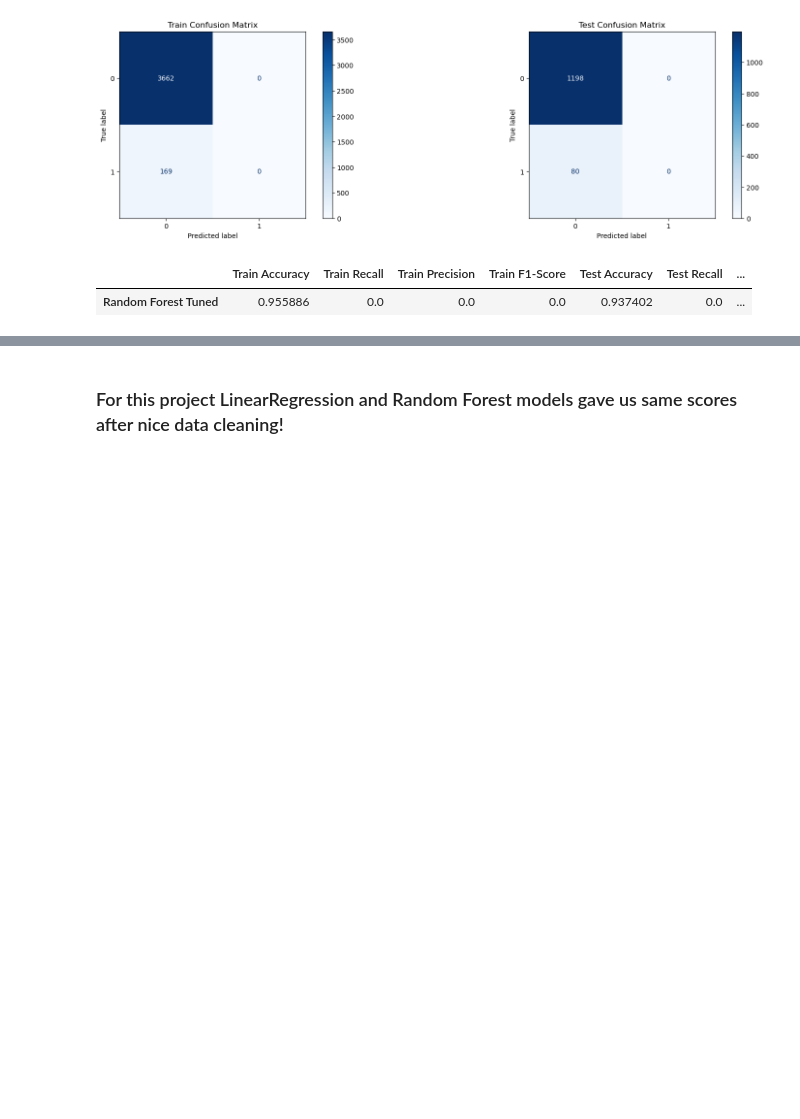
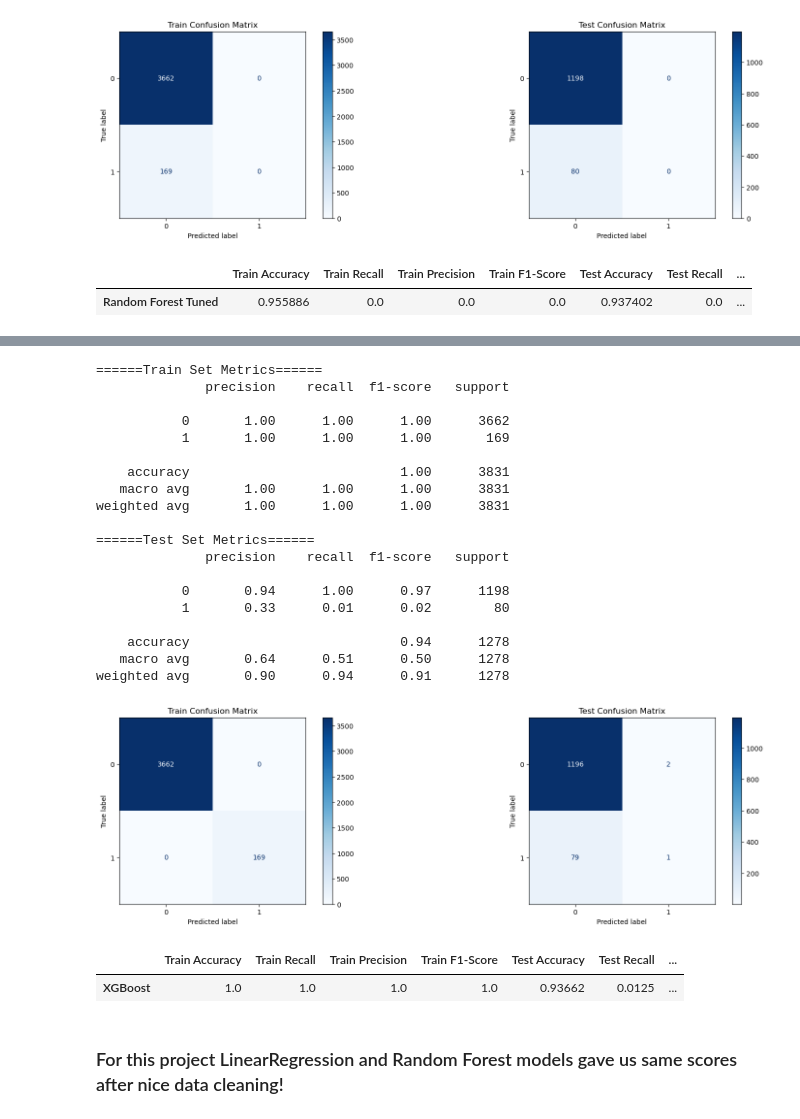
Before and after one commit to bmmukhridin/ML-Stroke-Prediction, a Jupyter notebook: project 2 part 1.ipynb, the cells around one changed output, grey strips where cells are left out. Cells and saved outputs as stored; diff of their text form; code cells hidden in the pictures; blank space fills up the shorter version.

Commit message:
added-new-model

```diff
--- a/project 2 part 1.ipynb
+++ b/project 2 part 1.ipynb
@@ -632,3 +632,9 @@ weighted avg       0.88      0.94      0.91      1278
 [figure]
 |  | Train Accuracy | Train Recall | Train Precision | Train F1-Score | Test Accuracy | Test Recall | ... |
 | Random Forest Tuned | 0.955886 | 0.0 | 0.0 | 0.0 | 0.937402 | 0.0 | ... |
+# %%
+from xgboost import XGBClassifier
+# Lets create another model
+xgb = XGBClassifier()
+xgb_pipe = make_pipeline(pca_pipe, xgb)
+xgb_pipe.fit(X_train, y_train)
@@ -635,2 +660,28 @@ weighted avg       0.88      0.94      0.91      1278
+# %%
+## Display the Model's metrics
+evaluate_classification(xgb_pipe, X_train, y_train, X_test, y_test, name='XGBoost')
+# %% [output]
+======Train Set Metrics======
+              precision    recall  f1-score   support
+
+           0       1.00      1.00      1.00      3662
+           1       1.00      1.00      1.00       169
+
+    accuracy                           1.00      3831
+   macro avg       1.00      1.00      1.00      3831
+weighted avg       1.00      1.00      1.00      3831
+
+======Test Set Metrics======
+              precision    recall  f1-score   support
+
+           0       0.94      1.00      0.97      1198
+           1       0.33      0.01      0.02        80
+
+    accuracy                           0.94      1278
+   macro avg       0.64      0.51      0.50      1278
+weighted avg       0.90      0.94      0.91      1278
+[figure, added]
+|  | Train Accuracy | Train Recall | Train Precision | Train F1-Score | Test Accuracy | Test Recall | ... |
+| XGBoost | 1.0 | 1.0 | 1.0 | 1.0 | 0.93662 | 0.0125 | ... |
 # %% [markdown]
 ### For this project LinearRegression and Random Forest models gave us same scores after nice data cleaning!
```
Also changed, not shown: parts of 3 cells of this notebook.
